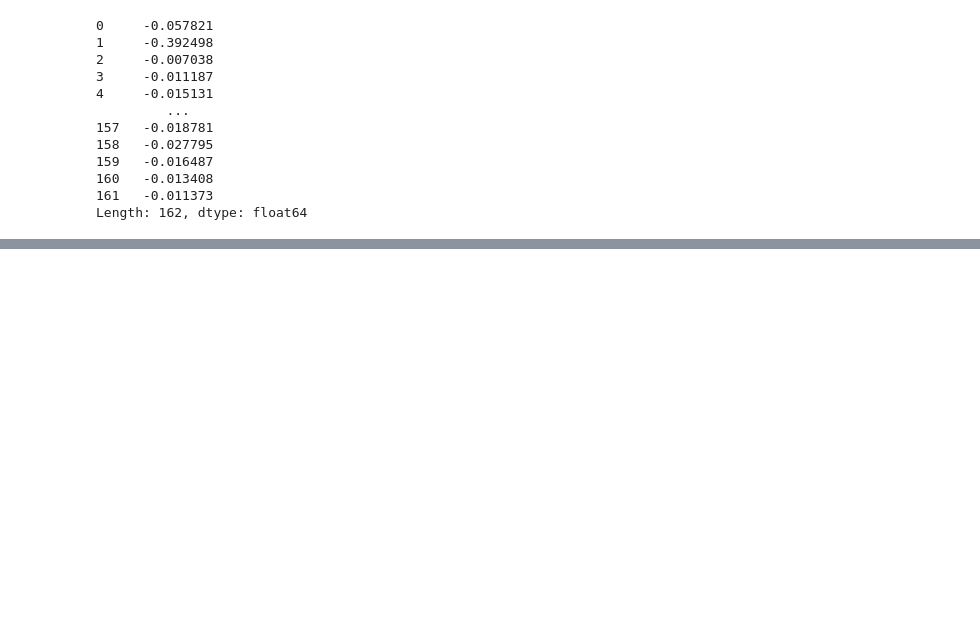
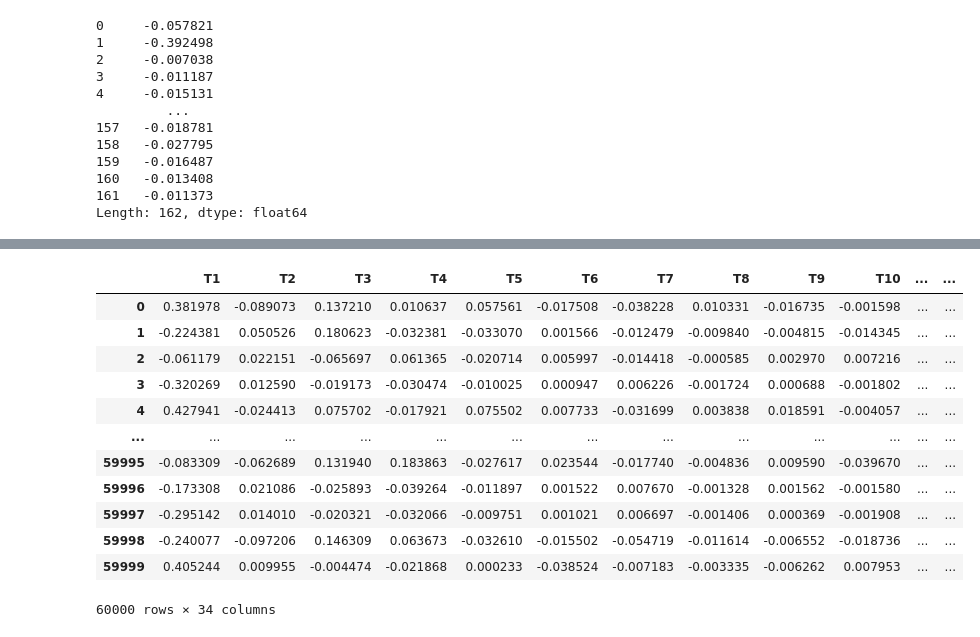
Before and after one commit to AlparslanEfe/DataPrepCA1, a Jupyter notebook: Data_prep_CA1/AlparslanEfeGuler_DPrepHDip_CA1.ipynb, the cells around one changed output, grey strips where cells are left out. Cells and saved outputs as stored; diff of their text form; code cells hidden in the pictures; blank space fills up the shorter version.

```diff
--- a/Data_prep_CA1/AlparslanEfeGuler_DPrepHDip_CA1.ipynb
+++ b/Data_prep_CA1/AlparslanEfeGuler_DPrepHDip_CA1.ipynb
@@ -333,0 +355,21 @@ df_scaled.isna().sum().sum()
+# %%
+# Converting the new dataset to a dataframe and renaming the columns
+
+df_pca = pd.DataFrame(projected, columns = ["T1", "T2", "T3", "T4", "T5", "T6", "T7", "T8", "T9", "T10", "T11", "T12", "T13",
+                                            "14", "T15", "T16", "T17", "T18", "T19", "T20", "T21", "T22", "T23", "T24", "T25",
+                                            "T26", "T27", "T28", "T29", "T30", "T31", "T32", "T33", "T34"])
+display(df_pca)
+# %% [output]
+|  | T1 | T2 | T3 | T4 | T5 | T6 | T7 | T8 | T9 | T10 | ... | ... |
+| 0 | 0.381978 | -0.089073 | 0.137210 | 0.010637 | 0.057561 | -0.017508 | -0.038228 | 0.010331 | -0.016735 | -0.001598 | ... | ... |
+| 1 | -0.224381 | 0.050526 | 0.180623 | -0.032381 | -0.033070 | 0.001566 | -0.012479 | -0.009840 | -0.004815 | -0.014345 | ... | ... |
+| 2 | -0.061179 | 0.022151 | -0.065697 | 0.061365 | -0.020714 | 0.005997 | -0.014418 | -0.000585 | 0.002970 | 0.007216 | ... | ... |
+| 3 | -0.320269 | 0.012590 | -0.019173 | -0.030474 | -0.010025 | 0.000947 | 0.006226 | -0.001724 | 0.000688 | -0.001802 | ... | ... |
+| 4 | 0.427941 | -0.024413 | 0.075702 | -0.017921 | 0.075502 | 0.007733 | -0.031699 | 0.003838 | 0.018591 | -0.004057 | ... | ... |
+| ... | ... | ... | ... | ... | ... | ... | ... | ... | ... | ... | ... | ... |
+| 59995 | -0.083309 | -0.062689 | 0.131940 | 0.183863 | -0.027617 | 0.023544 | -0.017740 | -0.004836 | 0.009590 | -0.039670 | ... | ... |
+| 59996 | -0.173308 | 0.021086 | -0.025893 | -0.039264 | -0.011897 | 0.001522 | 0.007670 | -0.001328 | 0.001562 | -0.001580 | ... | ... |
+| 59997 | -0.295142 | 0.014010 | -0.020321 | -0.032066 | -0.009751 | 0.001021 | 0.006697 | -0.001406 | 0.000369 | -0.001908 | ... | ... |
+| 59998 | -0.240077 | -0.097206 | 0.146309 | 0.063673 | -0.032610 | -0.015502 | -0.054719 | -0.011614 | -0.006552 | -0.018736 | ... | ... |
+| 59999 | 0.405244 | 0.009955 | -0.004474 | -0.021868 | 0.000233 | -0.038524 | -0.007183 | -0.003335 | -0.006262 | 0.007953 | ... | ... |
+60000 rows × 34 columns
```
Also changed, not shown: parts of 23 cells of this notebook.
